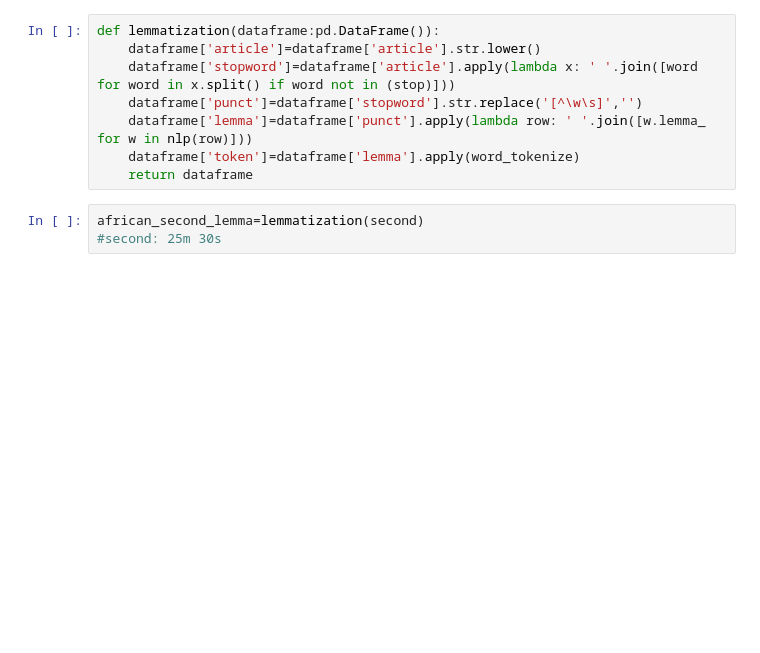
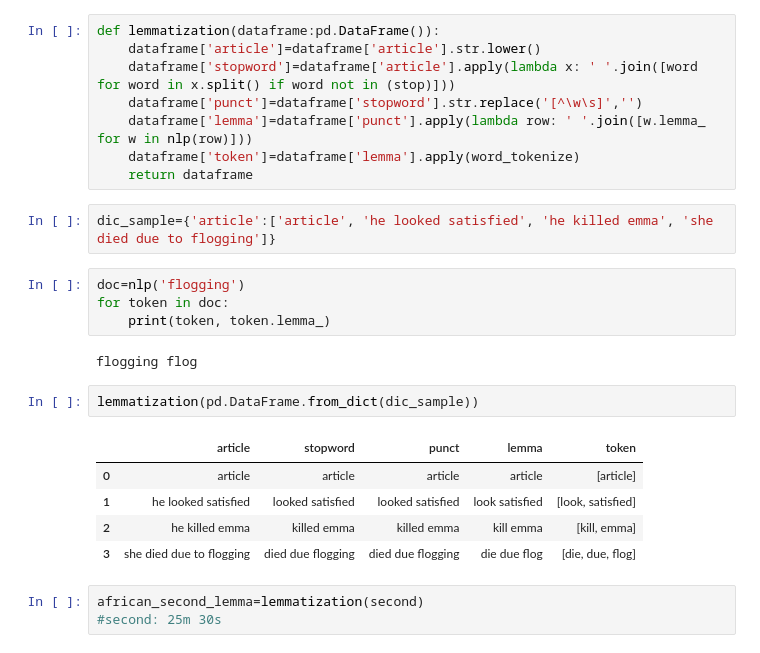
Before and after one commit to park-jay/kkk, a Jupyter notebook: label-newspaper.ipynb, the cells around one changed output. Saved outputs shown, nothing was run; the diff lists cells and outputs as text; blank space fills up the shorter version.

```diff
--- a/label-newspaper.ipynb
+++ b/label-newspaper.ipynb
@@ -207,6 +207,22 @@ def lemmatization(dataframe:pd.DataFrame()):
     dataframe['lemma']=dataframe['punct'].apply(lambda row: ' '.join([w.lemma_ for w in nlp(row)]))
     dataframe['token']=dataframe['lemma'].apply(word_tokenize)
     return dataframe
+# %%
+dic_sample={'article':['article', 'he looked satisfied', 'he killed emma', 'she died due to flogging']}
+# %%
+doc=nlp('flogging')
+for token in doc:
+    print(token, token.lemma_)
+# %% [output]
+flogging flog
+# %%
+lemmatization(pd.DataFrame.from_dict(dic_sample))
+# %% [output]
+|  | article | stopword | punct | lemma | token |
+| 0 | article | article | article | article | [article] |
+| 1 | he looked satisfied | looked satisfied | looked satisfied | look satisfied | [look, satisfied] |
+| 2 | he killed emma | killed emma | killed emma | kill emma | [kill, emma] |
+| 3 | she died due to flogging | died due flogging | died due flogging | die due flog | [die, due, flog] |
 # %%
 african_second_lemma=lemmatization(second)
 #second: 25m 30s
```
Also changed, not shown: parts of 19 cells of this notebook.
